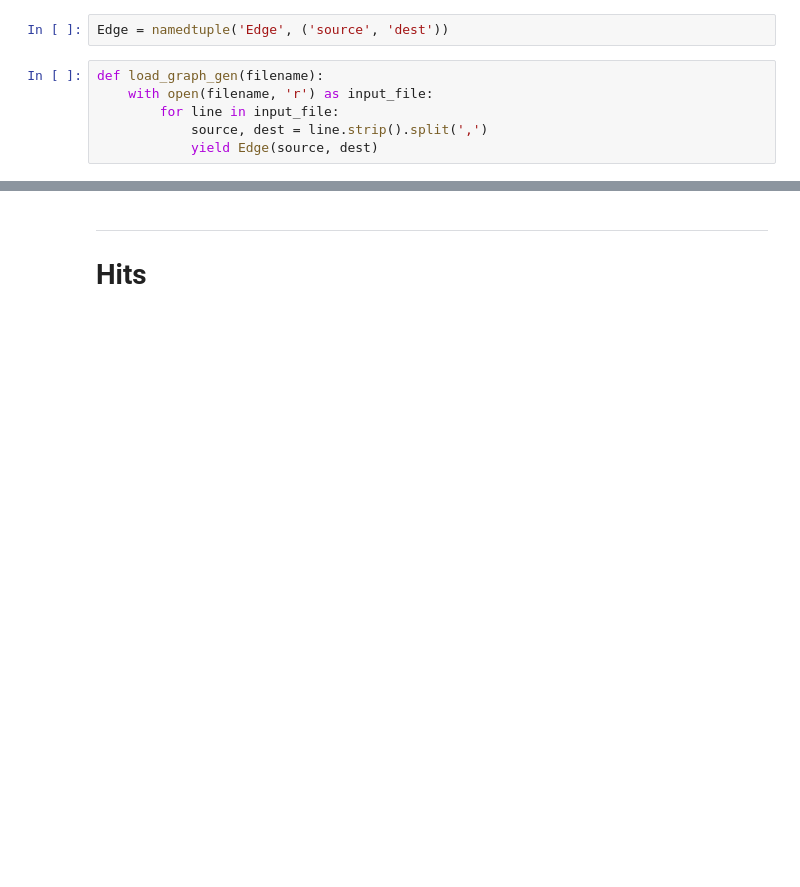
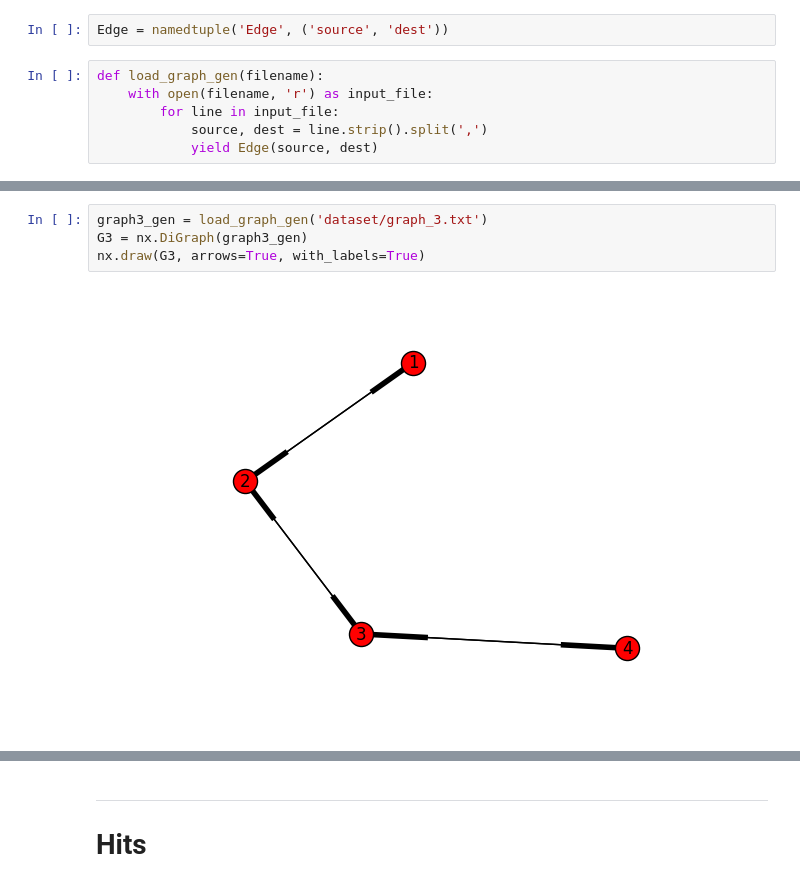
Before and after one commit to Lee-W/Link-Analysis, a Jupyter notebook: Link Analysis.ipynb, the cells around one changed output, grey strips where cells are left out. Cells and saved outputs as stored; diff of their text form; blank space fills up the shorter version.

```diff
--- a/Link Analysis.ipynb
+++ b/Link Analysis.ipynb
@@ -31,0 +44,6 @@ G1 = nx.DiGraph(graph1_gen)
+# %%
+graph3_gen = load_graph_gen('dataset/graph_3.txt')
+G3 = nx.DiGraph(graph3_gen)
+nx.draw(G3, arrows=True, with_labels=True)
+# %% [output]
+[figure, added]
```
Also changed, not shown: parts of 12 cells of this notebook.
